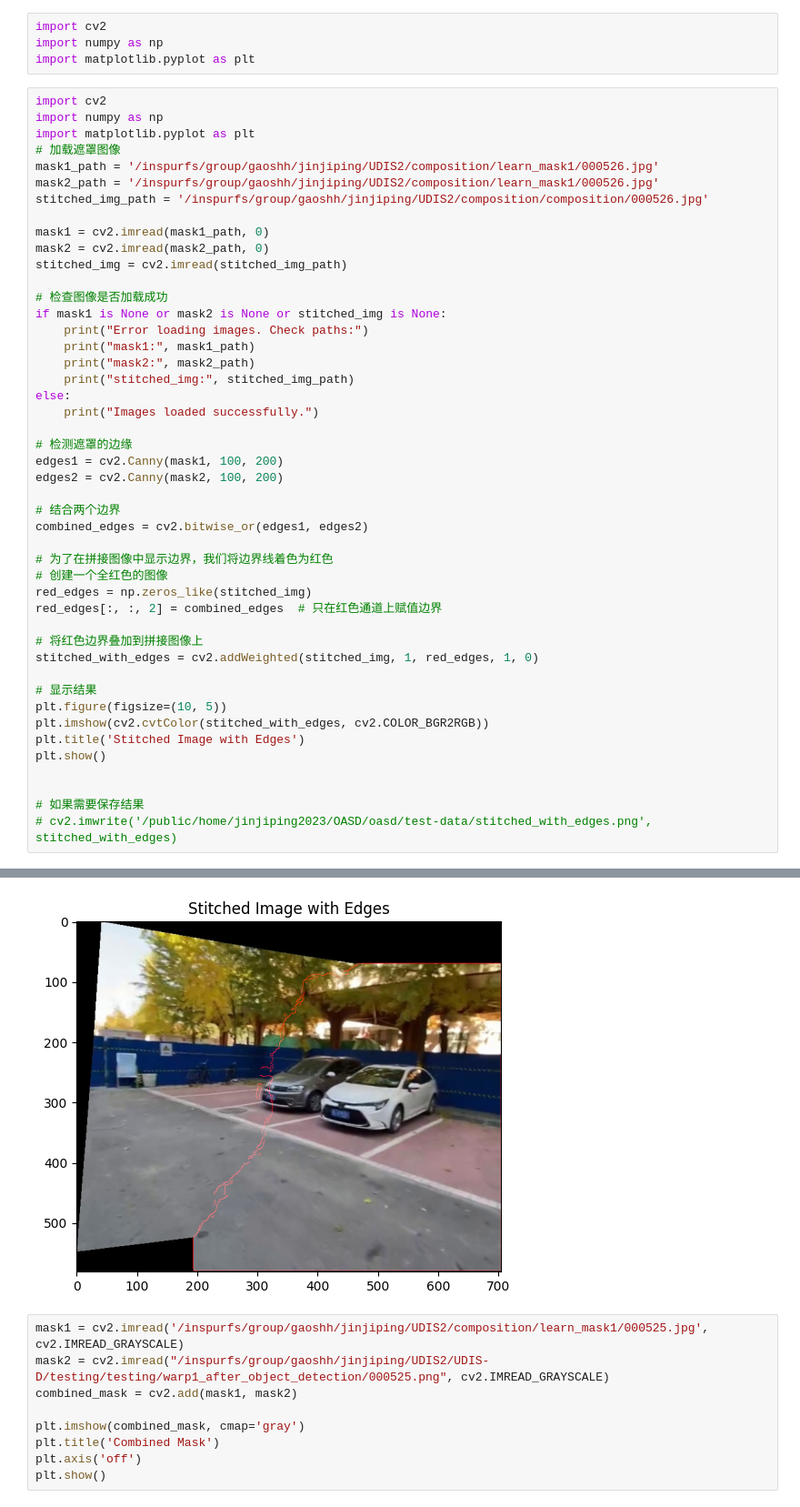
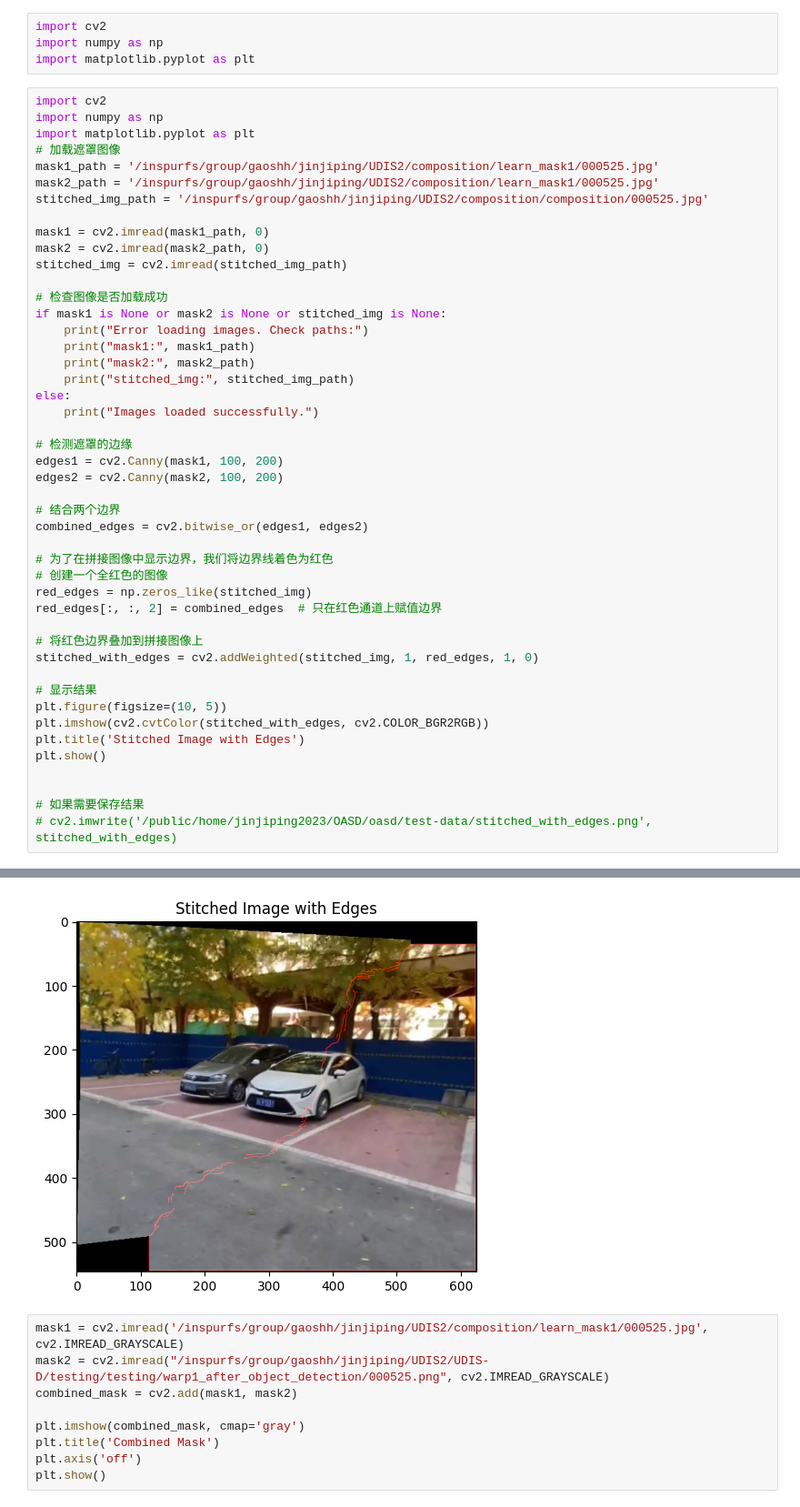
Before and after one commit to Pokerman8/OAIV-Coherence, a Jupyter notebook: loss-test.ipynb, the cells around one changed output, grey strips where cells are left out. Shown at 91% size. Drawn from its saved outputs; the diff is of its cells as text.

```diff
--- a/loss-test.ipynb
+++ b/loss-test.ipynb
@@ -7,9 +7,9 @@ import cv2
 import numpy as np
 import matplotlib.pyplot as plt
 # 加载遮罩图像
-mask1_path = '/inspurfs/group/gaoshh/jinjiping/UDIS2/composition/learn_mask1/000526.jpg'
-mask2_path = '/inspurfs/group/gaoshh/jinjiping/UDIS2/composition/learn_mask1/000526.jpg'
-stitched_img_path = '/inspurfs/group/gaoshh/jinjiping/UDIS2/composition/composition/000526.jpg'
+mask1_path = '/inspurfs/group/gaoshh/jinjiping/UDIS2/composition/learn_mask1/000525.jpg'
+mask2_path = '/inspurfs/group/gaoshh/jinjiping/UDIS2/composition/learn_mask1/000525.jpg'
+stitched_img_path = '/inspurfs/group/gaoshh/jinjiping/UDIS2/composition/composition/000525.jpg'
 
 mask1 = cv2.imread(mask1_path, 0)
 mask2 = cv2.imread(mask2_path, 0)
@@ -23,34 +23,34 @@ if mask1 is None or mask2 is None or stitched_img is None:
     print("stitched_img:", stitched_img_path)
 else:
     print("Images loaded successfully.")
 
 # 检测遮罩的边缘
 edges1 = cv2.Canny(mask1, 100, 200)
 edges2 = cv2.Canny(mask2, 100, 200)
 
 # 结合两个边界
 combined_edges = cv2.bitwise_or(edges1, edges2)
 
 # 为了在拼接图像中显示边界，我们将边界线着色为红色
 # 创建一个全红色的图像
 red_edges = np.zeros_like(stitched_img)
 red_edges[:, :, 2] = combined_edges  # 只在红色通道上赋值边界
 
 # 将红色边界叠加到拼接图像上
 stitched_with_edges = cv2.addWeighted(stitched_img, 1, red_edges, 1, 0)
 
 # 显示结果
 plt.figure(figsize=(10, 5))
 plt.imshow(cv2.cvtColor(stitched_with_edges, cv2.COLOR_BGR2RGB))
 plt.title('Stitched Image with Edges')
 plt.show()
 
 
 # 如果需要保存结果
 # cv2.imwrite('/public/home/jinjiping2023/OASD/oasd/test-data/stitched_with_edges.png', stitched_with_edges)
 # %% [output]
 Images loaded successfully.
-[figure, old version]
+[figure, new version]
 # %%
 mask1 = cv2.imread('/inspurfs/group/gaoshh/jinjiping/UDIS2/composition/learn_mask1/000525.jpg', cv2.IMREAD_GRAYSCALE)
 mask2 = cv2.imread("/inspurfs/group/gaoshh/jinjiping/UDIS2/UDIS-D/testing/testing/warp1_after_object_detection/000525.png", cv2.IMREAD_GRAYSCALE)
```
